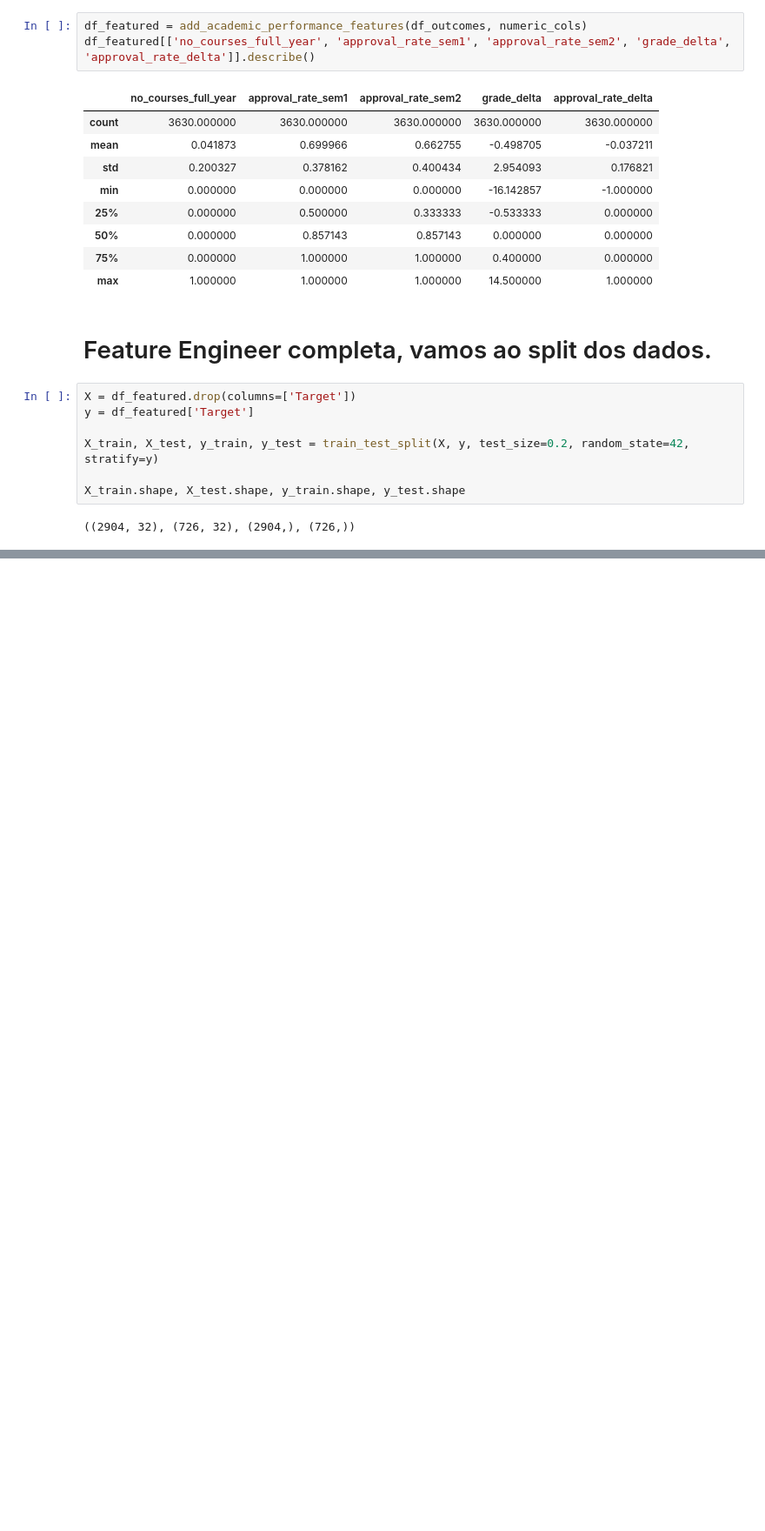
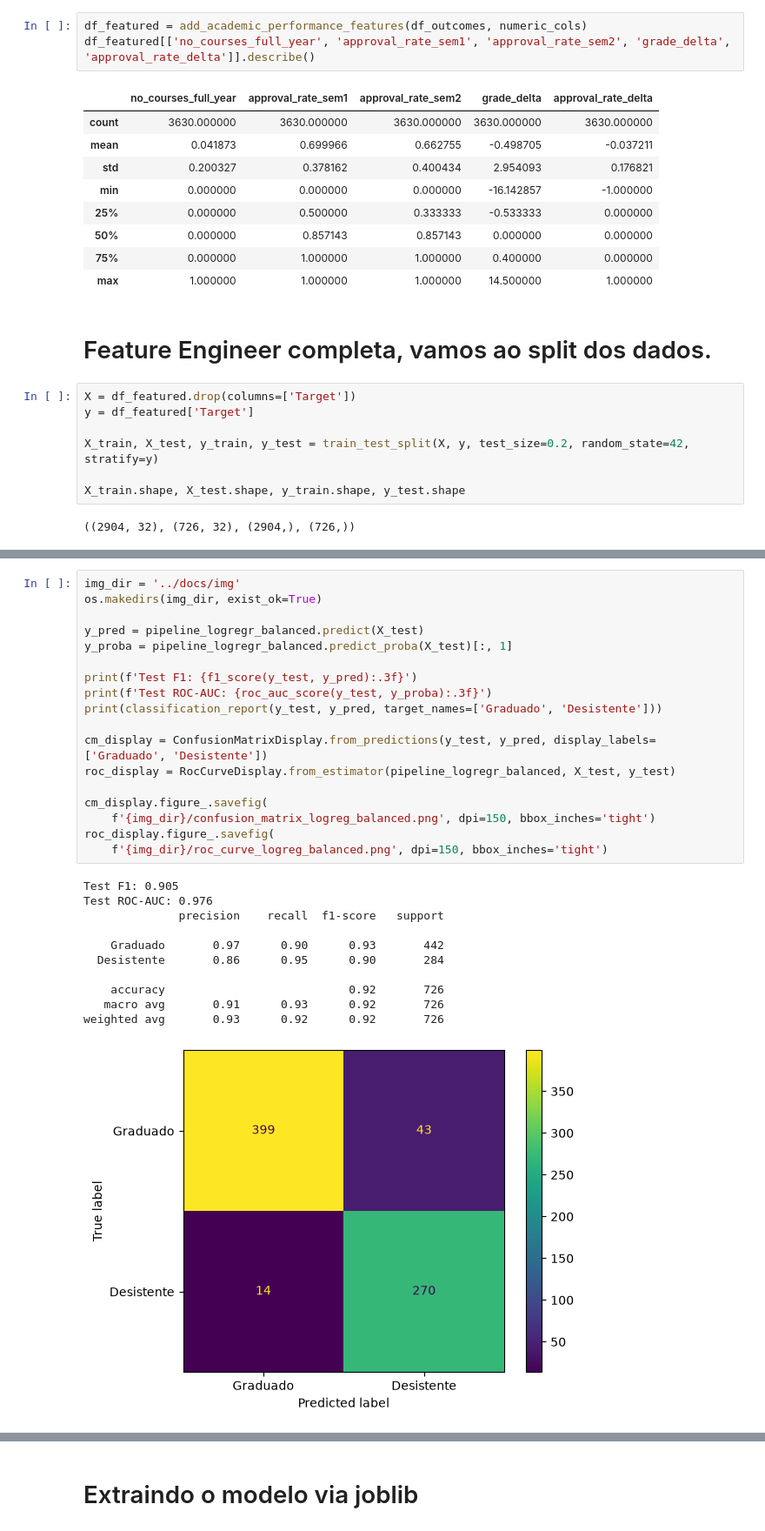
Before and after one commit to rebertmatheus/fiap-tech-challenge-sub-fase-3, a Jupyter notebook: notebooks/fiap-sub-fase-3-notebook.ipynb, the cells around one changed output, grey strips where cells are left out. Shown at 87% size. Saved outputs shown, nothing was run; the diff lists cells and outputs as text; blank space fills up the shorter version.

Commit message:
feat: Implement end-to-end ML pipeline for dropout prediction

```diff
--- a/notebooks/fiap-sub-fase-3-notebook.ipynb
+++ b/notebooks/fiap-sub-fase-3-notebook.ipynb
@@ -266,0 +520,30 @@ X_train.shape, X_test.shape, y_train.shape, y_test.shape
+# %%
+img_dir = '../docs/img'
+os.makedirs(img_dir, exist_ok=True)
+
+y_pred = pipeline_logregr_balanced.predict(X_test)
+y_proba = pipeline_logregr_balanced.predict_proba(X_test)[:, 1]
+
+print(f'Test F1: {f1_score(y_test, y_pred):.3f}')
+print(f'Test ROC-AUC: {roc_auc_score(y_test, y_proba):.3f}')
+print(classification_report(y_test, y_pred, target_names=['Graduado', 'Desistente']))
+
+cm_display = ConfusionMatrixDisplay.from_predictions(y_test, y_pred, display_labels=['Graduado', 'Desistente'])
+roc_display = RocCurveDisplay.from_estimator(pipeline_logregr_balanced, X_test, y_test)
+
+cm_display.figure_.savefig(
+    f'{img_dir}/confusion_matrix_logreg_balanced.png', dpi=150, bbox_inches='tight')
+roc_display.figure_.savefig(
+    f'{img_dir}/roc_curve_logreg_balanced.png', dpi=150, bbox_inches='tight')
+# %% [output]
+Test F1: 0.905
+Test ROC-AUC: 0.976
+              precision    recall  f1-score   support
+
+    Graduado       0.97      0.90      0.93       442
+  Desistente       0.86      0.95      0.90       284
+
+    accuracy                           0.92       726
+   macro avg       0.91      0.93      0.92       726
+weighted avg       0.93      0.92      0.92       726
+[figure, added]
@@ -266,0 +551,2 @@ X_train.shape, X_test.shape, y_train.shape, y_test.shape
+# %% [markdown]
+# Extraindo o modelo via joblib
```
Also changed, not shown: parts of 24 cells of this notebook, 13 other files.
